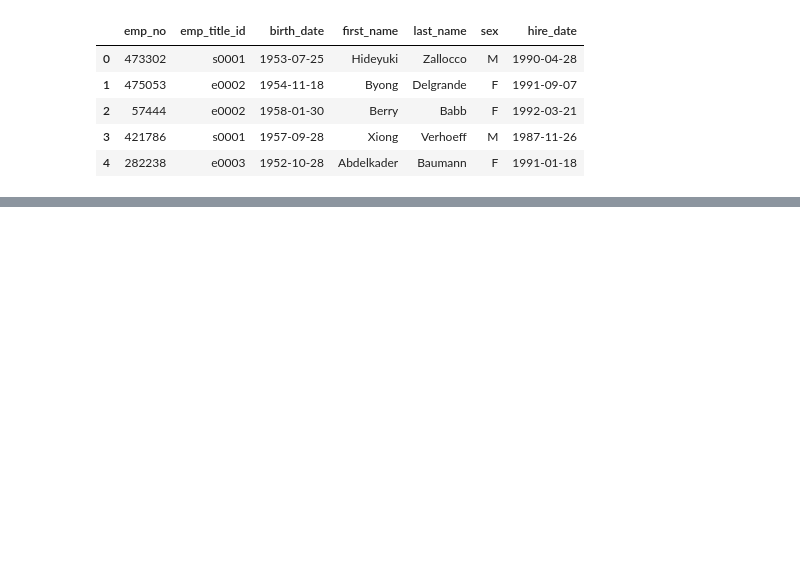
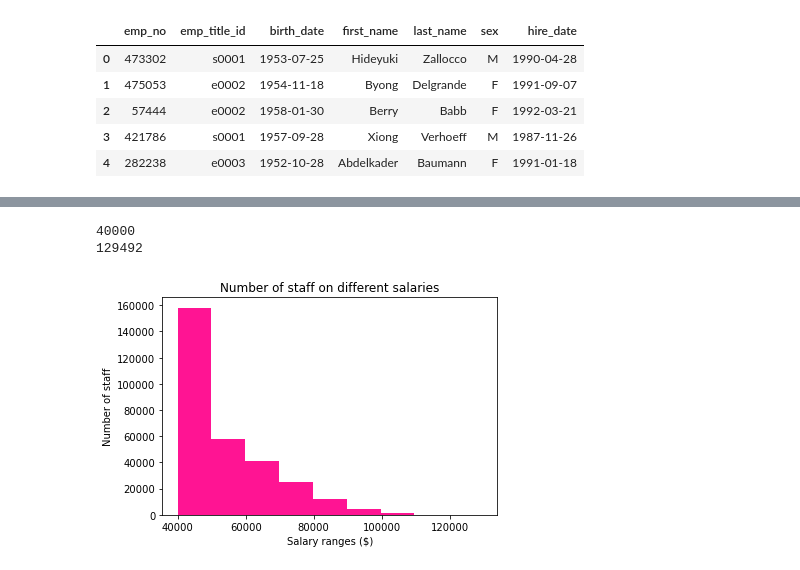
Before and after one commit to catherinesloan/sql-challenge, a Jupyter notebook: employee_sql/bonus_part.ipynb, the cells around one changed output, grey strips where cells are left out. Drawn from its saved outputs; the diff is of its cells as text; code cells hidden in the pictures; blank space fills up the shorter version.

Commit message:
bonus part completed

```diff
--- a/employee_sql/bonus_part.ipynb
+++ b/employee_sql/bonus_part.ipynb
@@ -22,0 +59,4 @@ employee_data.head()
+# %%
+# Query records in the the salaries table
+salaries = pd.read_sql("SELECT * FROM salaries", conn)
+salaries.head()
@@ -22,0 +81,23 @@ employee_data.head()
+# %%
+# PART 2 - Create a histogram to visualize the most common salary ranges for employees.
+
+# Looking at range want to put into 9 bins, incrementing $10,000 each bin
+min_sal = salaries["salary"].min()
+max_sal = salaries["salary"].max()
+print(min_sal)
+print(max_sal)
+# %% [output]
+40000
+129492
+# %%
+# Plotting histogram
+
+x = salaries["salary"]
+
+plt.hist(x, bins=9, color='deeppink')
+plt.title("Number of staff on different salaries")
+plt.xlabel("Salary ranges ($)")
+plt.ylabel("Number of staff")
+plt.show()
+# %% [output]
+[figure, added]
```
Also changed, not shown: parts of 12 cells of this notebook, 7 other files.
